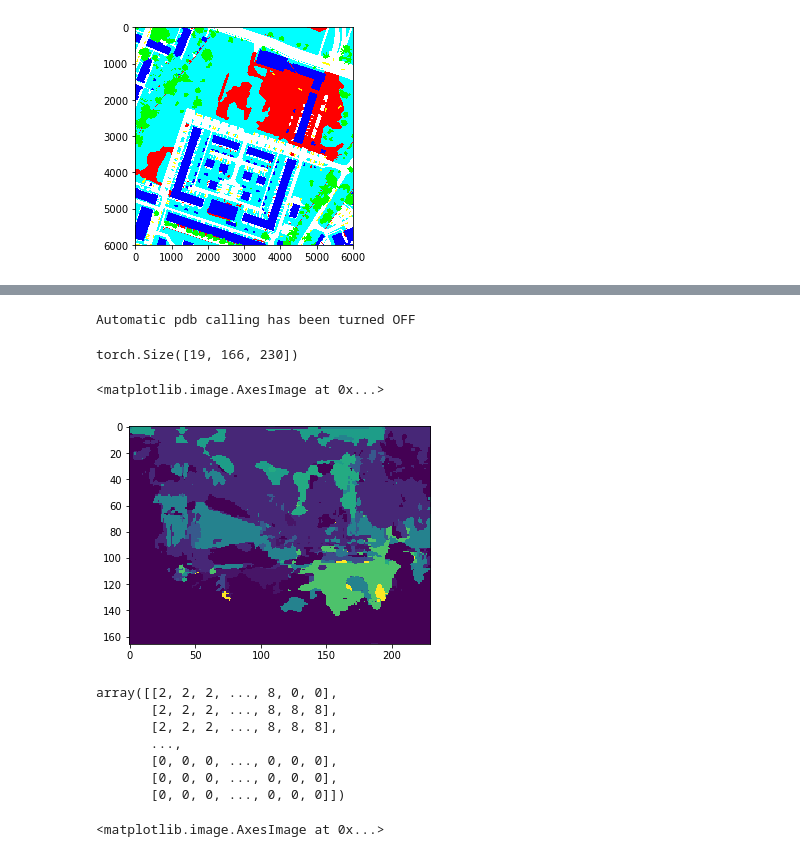
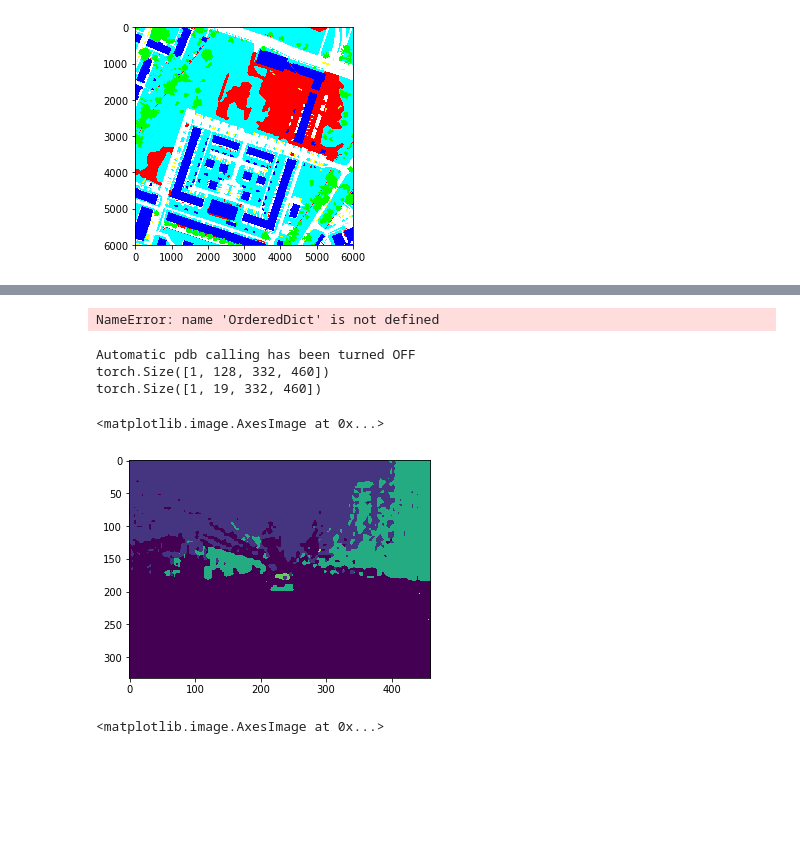
Before and after one commit to mleclair73/pytorch-aerial-semantic-segmentation, a Jupyter notebook: Looking at the Potsdam Data.ipynb, the cells around one changed output, grey strips where cells are left out. Saved outputs shown, nothing was run; the diff lists cells and outputs as text; code cells hidden in the pictures; blank space fills up the shorter version.

Commit message:
Model in New File

```diff
--- a/Looking at the Potsdam Data.ipynb
+++ b/Looking at the Potsdam Data.ipynb
@@ -649,19 +217,30 @@ def get_all_base_layers(module):
         else:
             acc = {**acc, **base_layers}
     return acc
+# %%
+model_w_bn =  ICNet(19)
+model = ICNet(19, batch_norm=True)
+# %% [output]
+NameError: name 'OrderedDict' is not defined
 # %%
-model = ICNet(19, (10, 10))
 mapped_layers = {'.'.join(k.split('.')[-2:]): k for k in model.state_dict().keys()}
 # %%
 # This is NOT deterministic, there are batchnorm variables that are un-initialized. Potentially other problems?
-pre_trained = torch.load("icnet_cityscapes_train_30k_bnnomerge.caffemodel.pth")
+# Maybe it's possible to retreive these but do we need to?
+# https://discuss.pytorch.org/t/model-eval-gives-incorrect-loss-for-model-with-batchnorm-layers/7561/30
+# https://discuss.pytorch.org/t/batchnorm-eval-cause-worst-result/15948
+pre_trained = torch.load("icnet_cityscapes_trainval_90k_bnnomerge.caffemodel.pth")
 model_weights = model.state_dict()
-missing_layers = {}
+missing_layers = {'bn':{}, 'bias':{}, 'misc':{}}
 for src, dst in mapped_layers.items():
     if src in pre_trained:
         model_weights[dst] = pre_trained[src]
+    elif 'bn' in src:
+        missing_layers['bn'][src] = dst
+    elif 'bias' in src:
+        missing_layers['bias'][src] = dst
     else:
-        missing_layers[src] = dst
+        missing_layers['misc'][src] = dst
 # print(missing_layers)
 model.load_state_dict(model_weights)
 # %%
@@ -669,32 +248,23 @@ model.load_state_dict(model_weights)
 img = io.imread("test.jpg")
 img = img.transpose(2, 0, 1)
 img = img.astype(np.float64)
-img -= np.array([123.68, 116.779, 103.939])[:, None, None]
+img = img - np.array([123.68, 116.779, 103.939])[:, None, None]
 img = np.copy(img[::-1, :, :])
 img = torch.from_numpy(img).float()
 img = img.unsqueeze(0)
+# model.eval()
 out = model(img)
 # %% [output]
 Automatic pdb calling has been turned OFF
+torch.Size([1, 128, 332, 460])
+torch.Size([1, 19, 332, 460])
-# %%
-out[0].squeeze(0).shape
-# %% [output]
-torch.Size([19, 166, 230])
 # %%
-plt.imshow(np.argmax(np.transpose(out[0].squeeze(0).detach().numpy(), (1, 2, 0)), axis=2) * 255)
+# np.argmax(np.transpose(out[0].squeeze(0).detach().numpy(), (1, 2, 0)), axis=2)
+out[0].squeeze(0).shape
+plt.imshow(np.argmax(np.transpose(out[0].squeeze(0).detach().numpy(), (1, 2, 0)), axis=2))
 # %% [output]
 <matplotlib.image.AxesImage at 0x...>
-[figure, old version]
+[figure, new version]
-# %%
-np.argmax(np.transpose(out[0].squeeze(0).detach().numpy(), (1, 2, 0)), axis=2)
-# %% [output]
-array([[2, 2, 2, ..., 8, 0, 0],
-       [2, 2, 2, ..., 8, 8, 8],
-       [2, 2, 2, ..., 8, 8, 8],
-       ...,
-       [0, 0, 0, ..., 0, 0, 0],
-       [0, 0, 0, ..., 0, 0, 0],
-       [0, 0, 0, ..., 0, 0, 0]])
 # %%
 plt.imshow(io.imread("test.jpg"))
 # %% [output]
```
Also changed, not shown: parts of 16 cells of this notebook, 4 other files.
